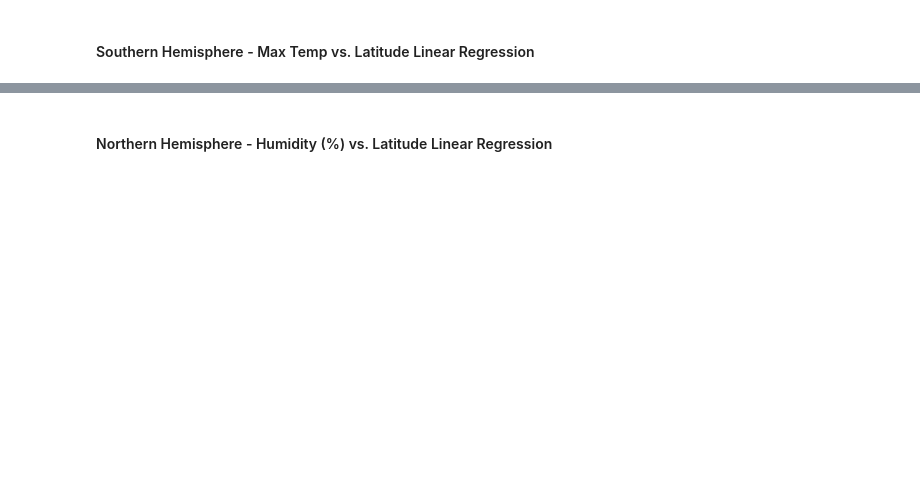
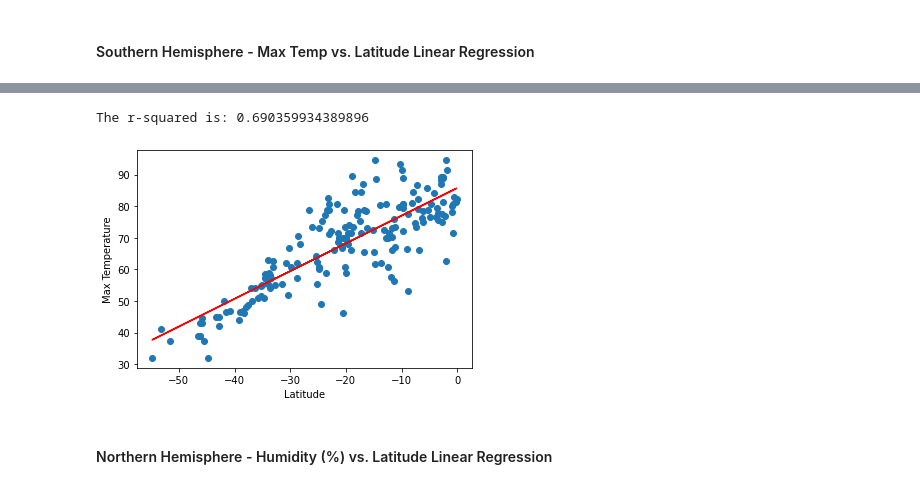
Before and after one commit to adithyav09/Python-API-Challenge, a Jupyter notebook: WeatherPy/WeatherPy.ipynb, the cells around one changed output, grey strips where cells are left out. Saved outputs shown, nothing was run; the diff lists cells and outputs as text; code cells hidden in the pictures; blank space fills up the shorter version.

```diff
--- a/WeatherPy/WeatherPy.ipynb
+++ b/WeatherPy/WeatherPy.ipynb
@@ -253,2 +266,19 @@ The r-squared is: 0.39936284758885965
+# %%
+(slope, intercept, rvalue, Pvalue, Sterr) = linregress(Southern_Hem_df['Latitude'], Southern_Hem_df['Max Temperature'])
+print(f"The r-squared is: {rvalue ** 2}")
+
+plt.scatter(Southern_Hem_df['Latitude'], Southern_Hem_df['Max Temperature'])
+plt.xlabel('Latitude')
+plt.ylabel('Max Temperature')
+
+#Slope formula: y = mx + b
+y = slope * Southern_Hem_df['Latitude'] + intercept
+
+#Linear regression plot
+plt.plot(Southern_Hem_df['Latitude'], y, color = 'red')
+plt.show()
+# %% [output]
+The r-squared is: 0.690359934389896
+[figure, added]
 # %% [markdown]
 ####  Northern Hemisphere - Humidity (%) vs. Latitude Linear Regression
```
Also changed, not shown: parts of 26 cells of this notebook.
